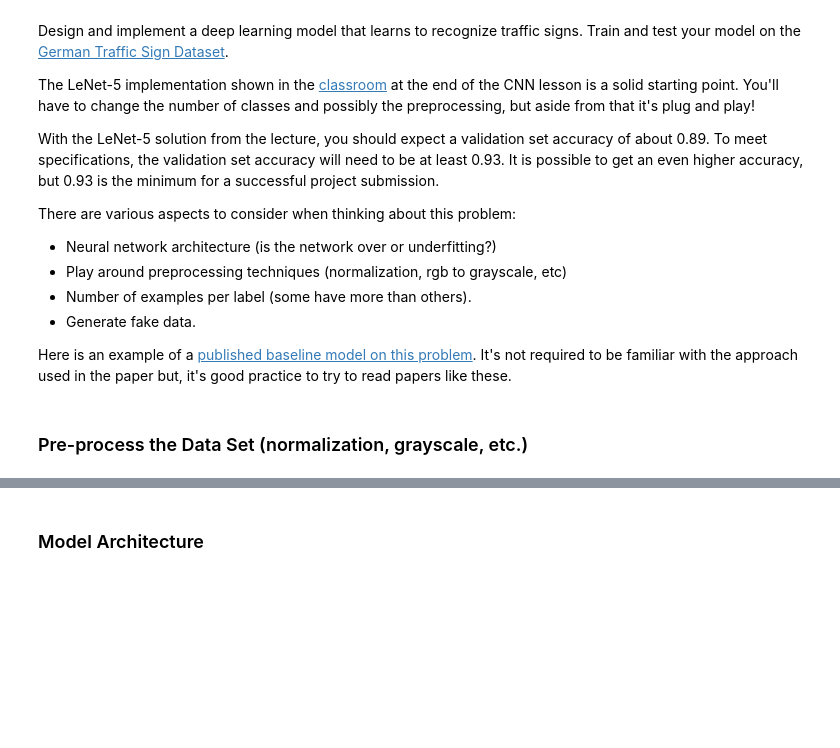
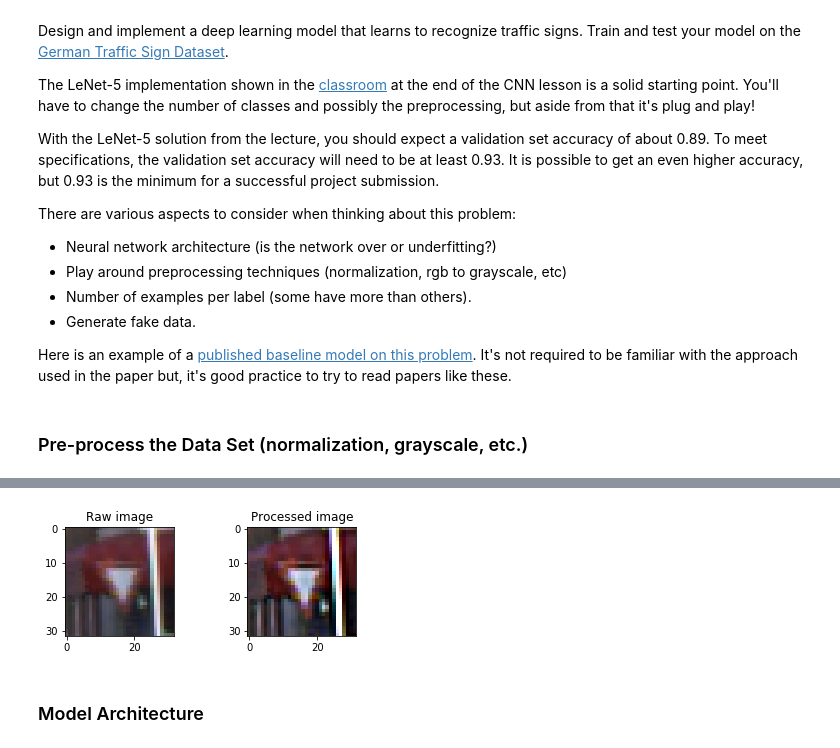
Before and after one commit to harshnandan/CarND-Traffic-Sign-Classifier-Proj, a Jupyter notebook: Traffic_Sign_Classifier.ipynb, the cells around one changed output, grey strips where cells are left out. Cells and saved outputs as stored; diff of their text form; code cells hidden in the pictures; blank space fills up the shorter version.

Commit message:
Some image pre-processing functions have been implemented to augment training data.

```diff
--- a/Traffic_Sign_Classifier.ipynb
+++ b/Traffic_Sign_Classifier.ipynb
@@ -156,0 +155,99 @@ NameError: name 'train_data' is not defined
+# %%
+import cv2
+import random
+
+# plotting function to see effect of transforms
+def show2img(img, img1):
+    plt.figure(figsize=(6, 2))
+    plt.subplot(1, 2, 1)
+    plt.imshow(img)
+    plt.title("Raw image")
+    plt.subplot(1, 2, 2)
+    plt.imshow(img1)
+    plt.title("Processed image")
+
+#
+# image quality related transforms
+#
+def adjust_brightContrast(img):
+    #print("Adjusting contrast and brightnes ...")
+    alpha = random.uniform(1.5, 2.0)
+    beta = random.uniform(20, 50)
+
+    # adjusted_img = alpha*img + beta
+    return_img = cv2.addWeighted(img, alpha, np.ones(img.shape, img.dtype), beta, 0.0 )
+    return return_img
+
+def sharp(img):
+    #print("Sharpening ...")
+    blur_img = cv2.GaussianBlur(img, (5,5), 20.0)
+    return_img = cv2.addWeighted(img, 2, blur_img, -1, 0.0 )
+    return return_img
+
+def equalize_Hist(img):
+    #print("Equalizing Histogram ...")
+    return_img=img.copy()
+    return_img[:, :, 0] = cv2.equalizeHist(img[:, :, 0])
+    return_img[:, :, 1] = cv2.equalizeHist(img[:, :, 1])
+    return_img[:, :, 2] = cv2.equalizeHist(img[:, :, 2])
+    return return_img
+
+# image shape related transforms
+def scale_crop_img(img):
+    #print("Scaling and croping images ...")
+    img2=img.copy()
+    scale_y=0.2*np.random.rand()+1.0
+    img2=cv2.resize(img, None, fx=1, fy=scale_y, interpolation = cv2.INTER_CUBIC)
+    c_x,c_y, sh = int(img2.shape[0]/2), int(img2.shape[1]/2), int(32/2)
+    img2 =  img2[(c_x-sh):(c_x+sh),(c_y-sh):(c_y+sh)]
+    return img2
+
+def rotate_img(img):
+    #print("Rotating image")
+    c_x,c_y = int(img.shape[0]/2), int(img.shape[1]/2)
+    ang = 20.0*np.random.rand()-10
+    Mat = cv2.getRotationMatrix2D((c_x, c_y), ang, 1.0)
+    return_img = cv2.warpAffine(img, Mat, img.shape[:2])
+    return return_img
+
+def create_img_augmentation(img_set, label, number_of_img_create):
+
+    #randomly select images to be operated upon for augmentation
+    aug_index = random.sample(range(img_set.shape[0]), number_of_img_create)
+    show_rand_sample = random.sample(range(number_of_img_create), 1)
+
+    X_aug = np.zeros((number_of_img_create, 32, 32, 3), dtype=img_set.dtype)
+    y_aug = np.zeros(number_of_img_create, dtype=label.dtype)
+
+    for i in range(number_of_img_create):
+        im=img_set[aug_index[i]]
+        X_aug[i] = random.choice(img_shape_fnc)( random.choice(img_quality_fnc)(im))
+        y_aug[i] = label[aug_index[i]]
+        #new_img_set[i] = random.choice(img_quality_fnc)(im)
+        #show2img(im, new_img_set[i])
+
+    print("Sample of augmented image")
+    show2img(img_set[aug_index[show_rand_sample[0]], :, :, :], X_aug[show_rand_sample[0], :, :, :])
+    return X_aug, y_aug
+
+# define a list of image operation from which random choices can be made
+img_quality_fnc = [adjust_brightContrast, sharp, equalize_Hist]
+img_shape_fnc = [scale_crop_img, rotate_img]
+
+# create images for training data set augmentation
+#number_img = int(X_train.shape[0]*0.5)
+number_img = int(X_train.shape[0]*0.5)
+
+#
+print("Added {} images to training data set".format(number_img))
+print("Total size of training data set before augmentation = {}".format(n_train))
+print("Total size of training data set after augmentation = {} \n".format(number_img+n_train))
+
+#
+X_train_aug, y_train_aug = create_img_augmentation(X_train, y_train, number_img)
+
+X_train_new = np.concatenate((X_train, X_train_aug))
+y_train_new = np.concatenate((y_train, y_train_aug))
+
+X_train, y_train = X_train_new, y_train_new
+# %% [output]
@@ -157,3 +259,4 @@ NameError: name 'train_data' is not defined
+[figure, added]
 # %% [markdown]
 
 ### Model Architecture
```
Also changed, not shown: parts of 4 cells of this notebook.
